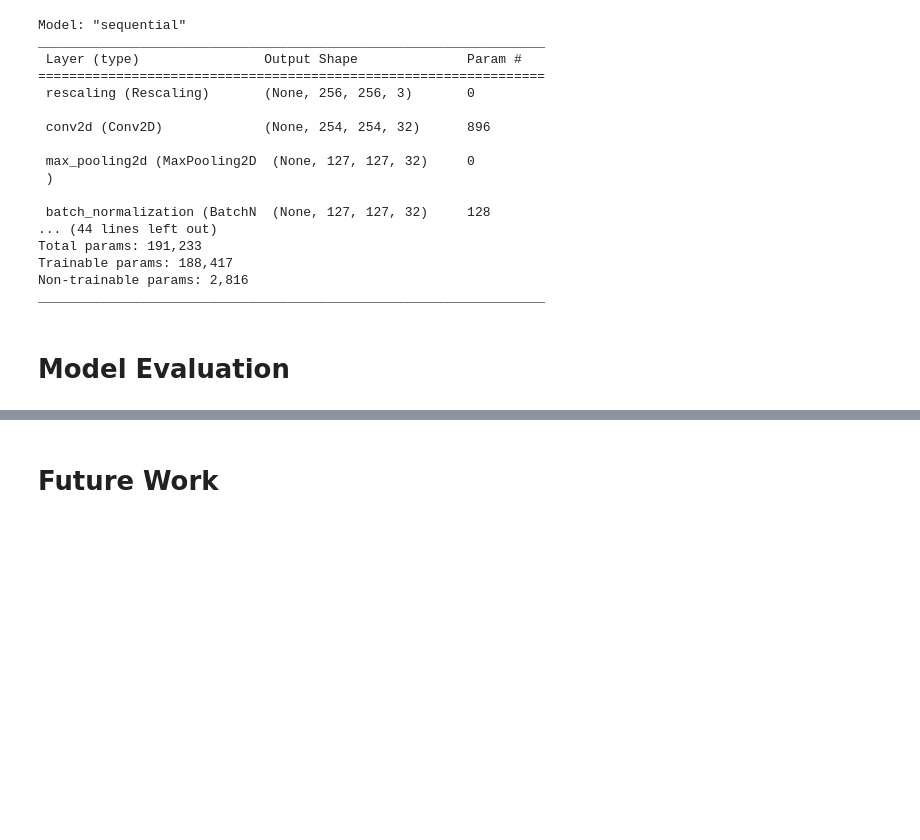
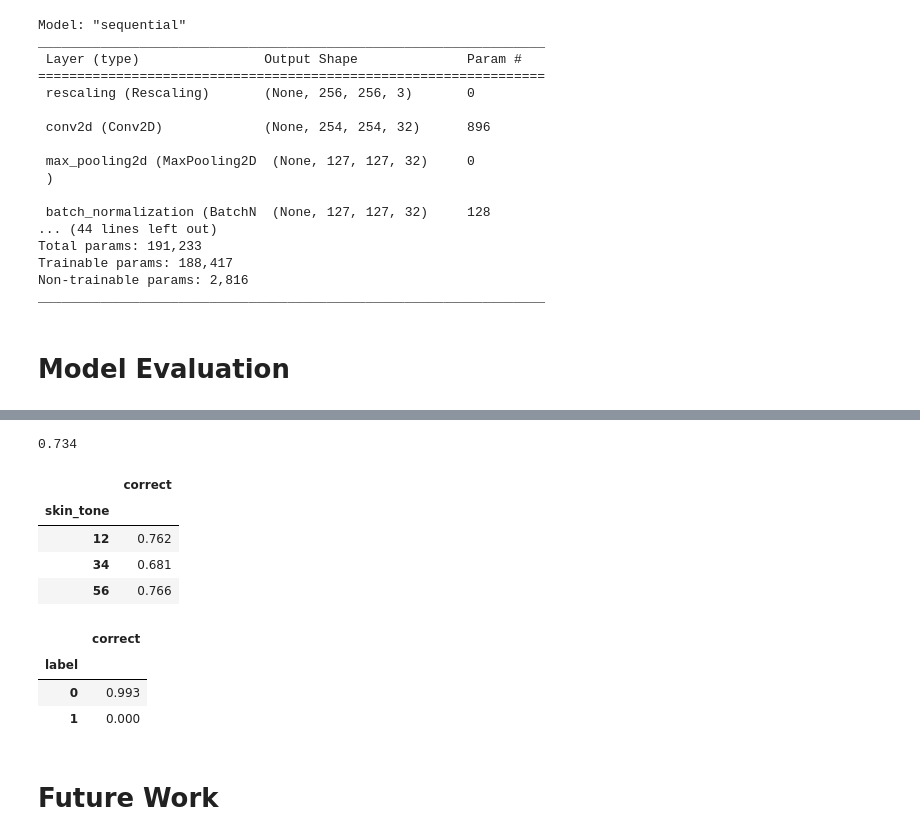
Before and after one commit to matthew-agard/POC-Skin-Disease-Detection, a Jupyter notebook: sagemaker/POC-Skin-Disease-Detection.ipynb, the cells around one changed output, grey strips where cells are left out. Drawn from its saved outputs; the diff is of its cells as text; code cells hidden in the pictures; blank space fills up the shorter version.

```diff
--- a/sagemaker/POC-Skin-Disease-Detection.ipynb
+++ b/sagemaker/POC-Skin-Disease-Detection.ipynb
@@ -379,2 +373,26 @@ y_preds = [1 if pred > 0.5 else 0 for pred in model.predict(images_test_ds)]
+# %%
+np.round(accuracy_score(y_test, y_preds), 3)
+# %% [output]
+0.734
+# %%
+eval_df = X_test.drop('DDI_file', axis=1)
+eval_df['label'] = y_test
+eval_df['pred'] = y_preds
+eval_df['correct'] = (eval_df['pred'] == eval_df['label']).astype(int)
+# %%
+np.round(eval_df[['skin_tone', 'correct']].groupby('skin_tone').mean(), 3)
+# %% [output]
+|  | correct |
+| skin_tone |  |
+| 12 | 0.762 |
+| 34 | 0.681 |
+| 56 | 0.766 |
+# %%
+np.round(eval_df[['label', 'correct']].groupby('label').mean(), 3)
+# %% [output]
+|  | correct |
+| label |  |
+| 0 | 0.993 |
+| 1 | 0.000 |
 # %% [markdown]
 # Future Work
```
Also changed, not shown: parts of 7 cells of this notebook.
